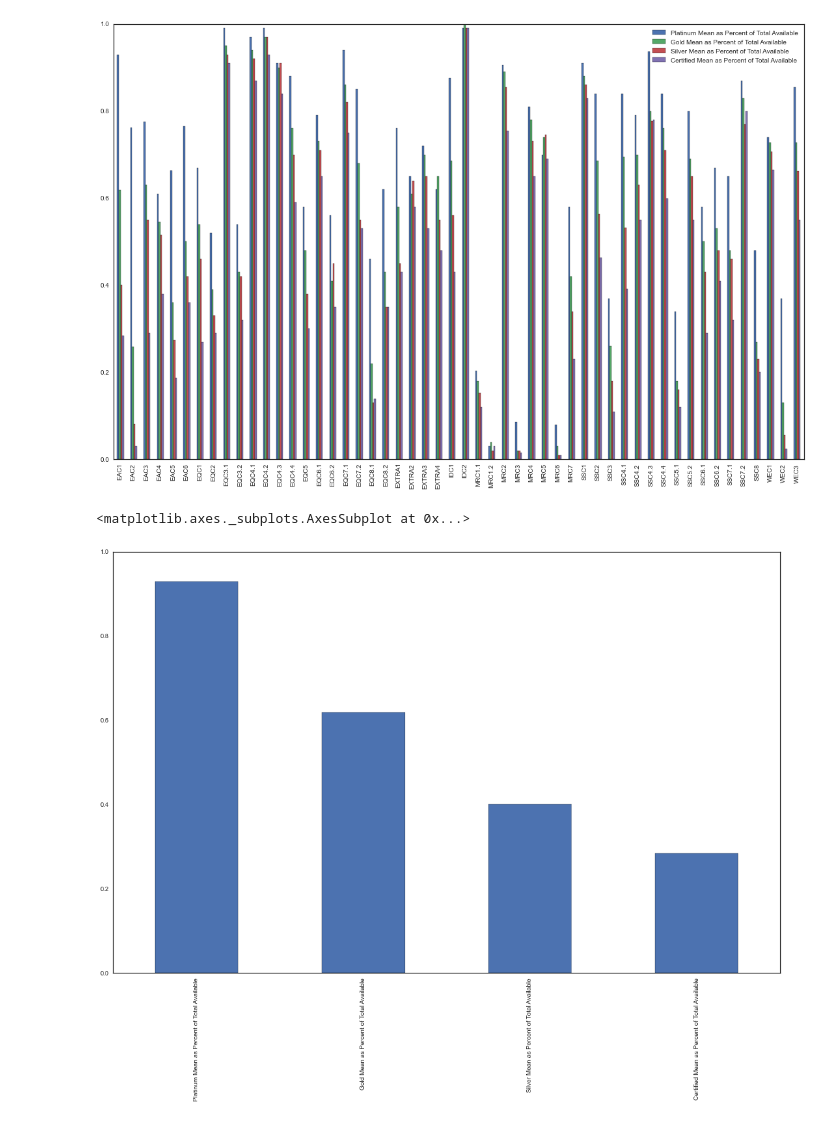
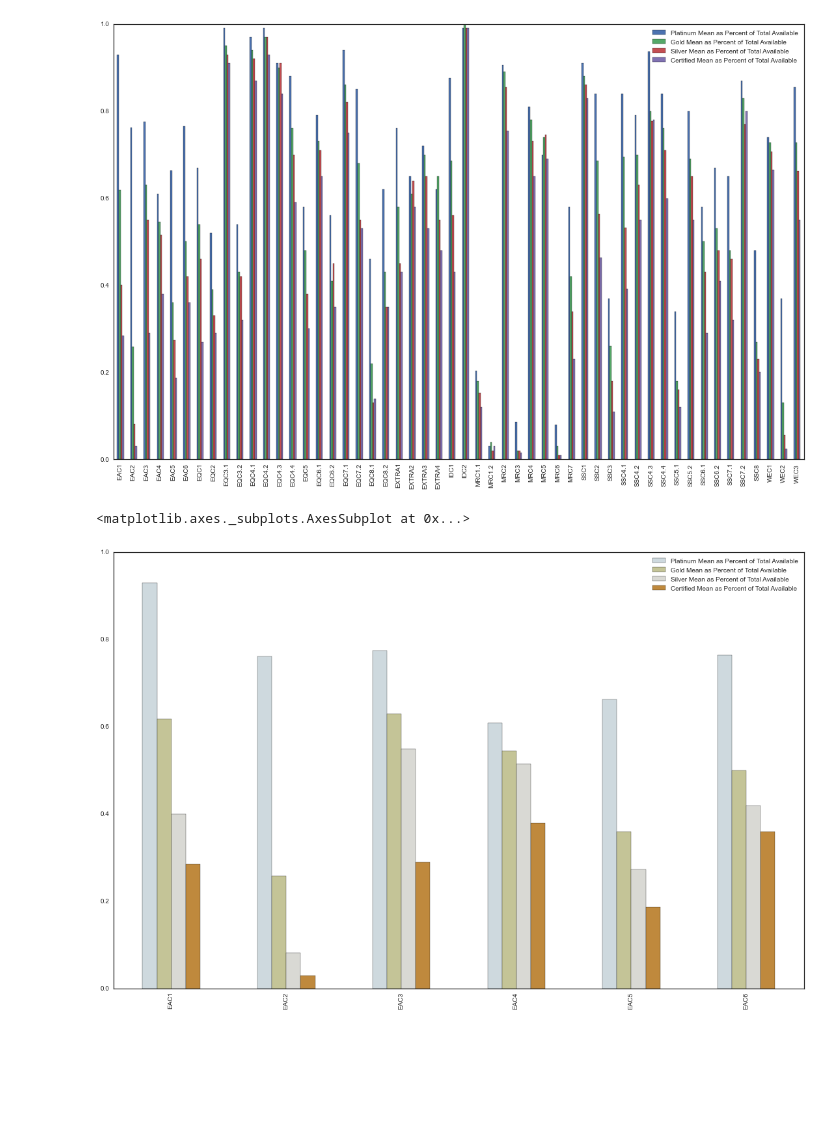
Before and after one commit to Data-Science-TIY/builditgreen, a Jupyter notebook: builditgreen/2009ScoreTrends.ipynb, the cells around one changed output. Drawn from its saved outputs; the diff is of its cells as text; code cells hidden in the pictures; blank space fills up the shorter version.

```diff
--- a/builditgreen/2009ScoreTrends.ipynb
+++ b/builditgreen/2009ScoreTrends.ipynb
@@ -1939,8 +1939,8 @@ level_2009_mean.plot(kind="bar", figsize=(19, 12))
 <matplotlib.axes._subplots.AxesSubplot at 0x...>
 [figure]
 # %%
-level_2009_mean.iloc[0].plot(kind="bar", figsize=(19, 12))
+level_2009_mean.iloc[0:6].plot(kind="bar", figsize=(19, 12), color=['#CED9DE', '#C4C497', '#D9D9D4', '#BF893D'])
 # %% [output]
 <matplotlib.axes._subplots.AxesSubplot at 0x...>
-[figure, old version]
+[figure, new version]
 # %%
```
Also changed, not shown: parts of 1 cell of this notebook.
